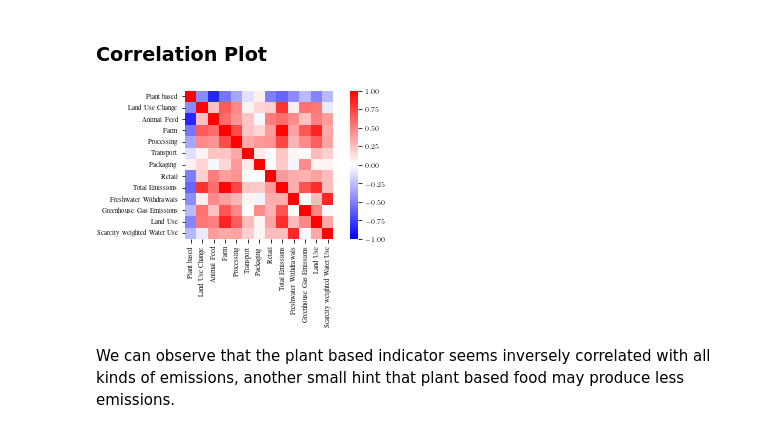
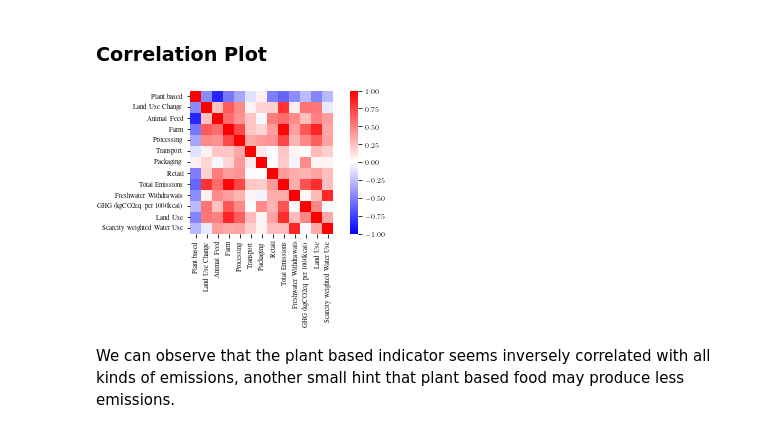
Before and after one commit to hannma/data-literacy-project, a Jupyter notebook: analysis/data_exploration.ipynb, the cells around one changed output. Saved outputs shown, nothing was run; the diff lists cells and outputs as text; code cells hidden in the pictures.

```diff
--- a/analysis/data_exploration.ipynb
+++ b/analysis/data_exploration.ipynb
@@ -82,35 +82,35 @@ Here follow some plots regarding the data:
 # for nice plots (svg) in LaTeX math mode:
 with plt.rc_context(bundles.neurips2022(usetex=True, rel_width=1.0, nrows=1, ncols=1)):
     # Setup code
     fig, axs = plt.subplots(nrows=1, ncols=1)
 
     # Plotting code
     columns = ['Food product', 'Plant based', 'Land Use Change', 'Animal Feed', 'Farm',
        'Processing', 'Transport', 'Packaging', 'Retail', 'Total Emissions',
        'Freshwater Withdrawals per kilogram (liters per kilogram)',
        'Greenhouse Gas Emissions per 1000kcal (kgCO2eq per 1000kcal)',
        'Land Use per Kilogram (m2 per kilogram)',
        'Scarcity weighted Water Use per Kilogram (liters per kilogram)']
     labels = ['Food product', 'Plant based', 'Land Use Change', 'Animal Feed', 'Farm',
        'Processing', 'Transport', 'Packaging', 'Retail', 'Total Emissions',
        'Freshwater Withdrawals',
-       'Greenhouse Gas Emissions',
+       'GHG (kgCO2eq per 1000kcal)',
        'Land Use',
        'Scarcity weighted Water Use']
     data_corr = data[columns]
     #data_corr = data_corr.set_axis(labels, axis=1).corr(numeric_only=True)
     data_corr = data_corr.set_axis(labels, axis=1).corr()
     corr_plot = sns.heatmap(data_corr, center=0.0, vmin=-1.0, vmax=1.0, cmap="bwr", ax=axs)
     axs.set_aspect("equal")
 
     # Save plot
     fig.savefig(
     "../doc/figures/heat-map.pdf",
     bbox_inches="tight",
     pad_inches=0.01,
     )
 # %% [output]
-[figure, old version]
+[figure, new version]
 # %% [markdown]
 We can observe that the plant based indicator seems inversely correlated with all kinds of emissions, another small hint that plant based food may produce less emissions.
 # %% [markdown]
```
Also changed, not shown: 3 other files.
